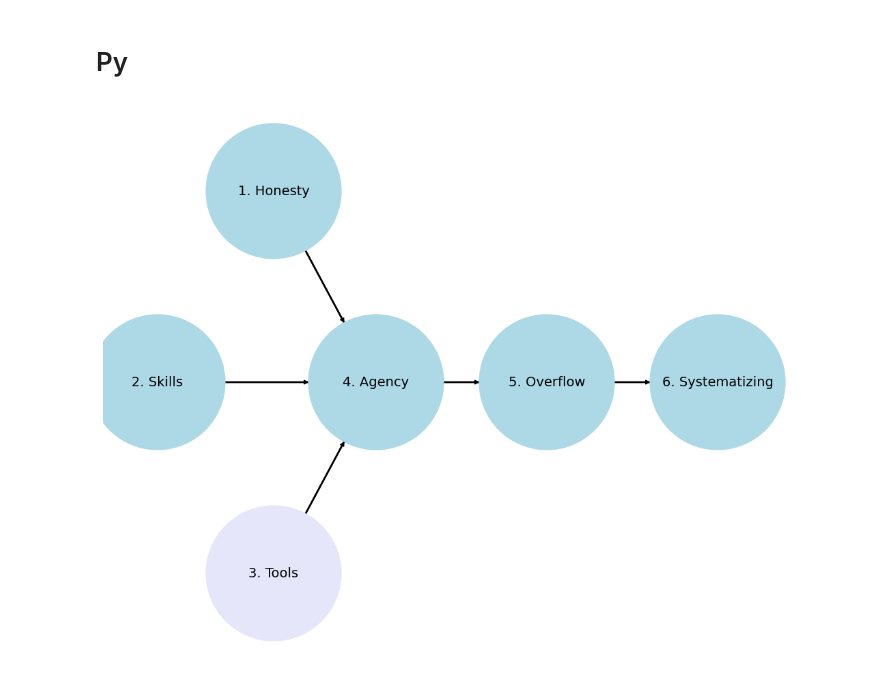
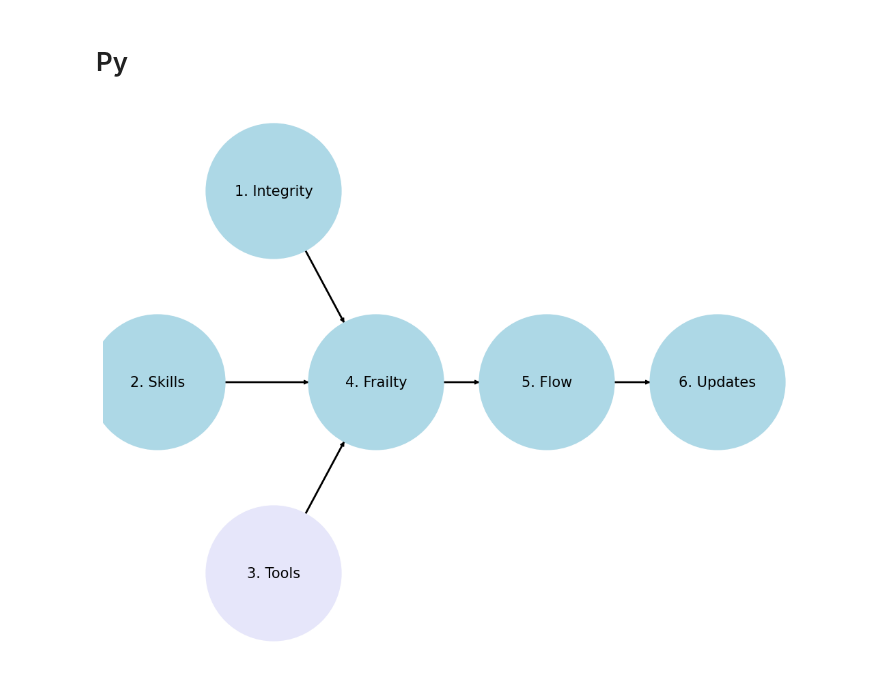
Before and after one commit to abikesa/workflow, a Jupyter notebook: py.ipynb, the cells around one changed output. Drawn from its saved outputs; the diff is of its cells as text; code cells hidden in the pictures.

Commit message:
integrity -> updates

```diff
--- a/py.ipynb
+++ b/py.ipynb
@@ -20,36 +20,36 @@ G.add_edges_from([("3. Diatonic", "4. Chromatic")])
 G.add_edges_from([("4. Chromatic", "5. Temperament")])
 G.add_edges_from([("5. Temperament", "6. Expression")])
 
 pos = nx.get_node_attributes(G, 'pos')
-labels = {"4. Chromatic": "4. Agency",
-          "1. Root": "1. Honesty",
+labels = {"4. Chromatic": "4. Frailty",
+          "1. Root": "1. Integrity",
           "2. Pentatonic": "2. Skills",
           "3. Diatonic": "3. Tools",
-          "5. Temperament": "5. Overflow",
-          "6. Expression": "6. Systematizing"}
+          "5. Temperament": "5. Flow",
+          "6. Expression": "6. Updates"}
 
 # Update color for the "Scenarios" node
 node_colors = ["lightblue", "lightblue", "lavender", "lightblue", "lightblue", "lightblue"]
 
 # Suppress the deprecation warning
 warnings.filterwarnings("ignore", category=DeprecationWarning)
 
 plt.figure(figsize=(10, 8))
 nx.draw(G, pos, with_labels=False, node_size=20000, node_color=node_colors, linewidths=2, edge_color='black', style='solid')
-nx.draw_networkx_labels(G, pos, labels, font_size=14)
+nx.draw_networkx_labels(G, pos, labels, font_size=15)
 nx.draw_networkx_edges(G, pos, edge_color='black', style='solid', width=2)
 plt.xlim(-5000, 5000)
 plt.ylim(-1000, 1000)
 plt.axis("off")
 
 # Specify the directory where the file should be saved
 output_dir = os.path.expanduser("~/documents/athena/")  # Expand the user directory
 
 if not os.path.exists(output_dir):
     os.makedirs(output_dir)
 
 # Save the plot as a PNG file in the specified directory
 plt.savefig(os.path.join(output_dir, "python.png"))
 plt.show()
 # %% [output]
-[figure, old version]
+[figure, new version]
```
